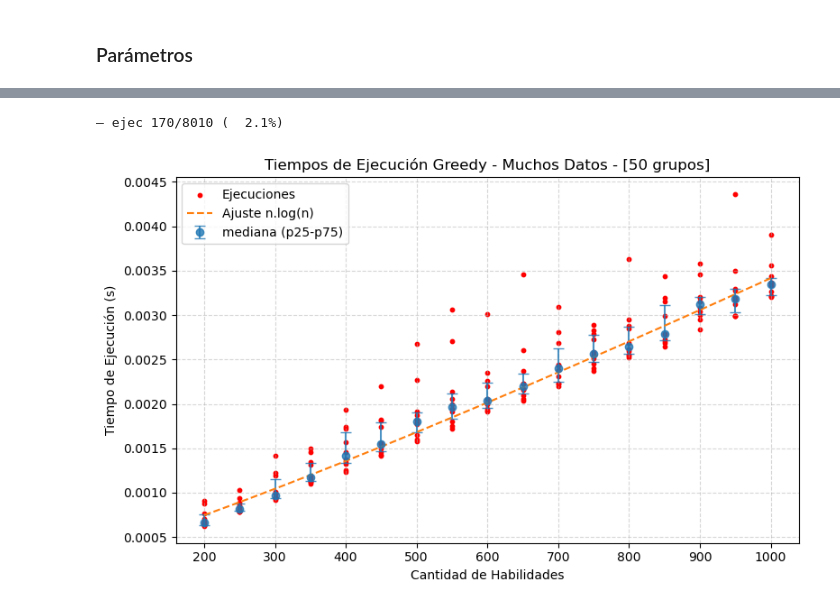
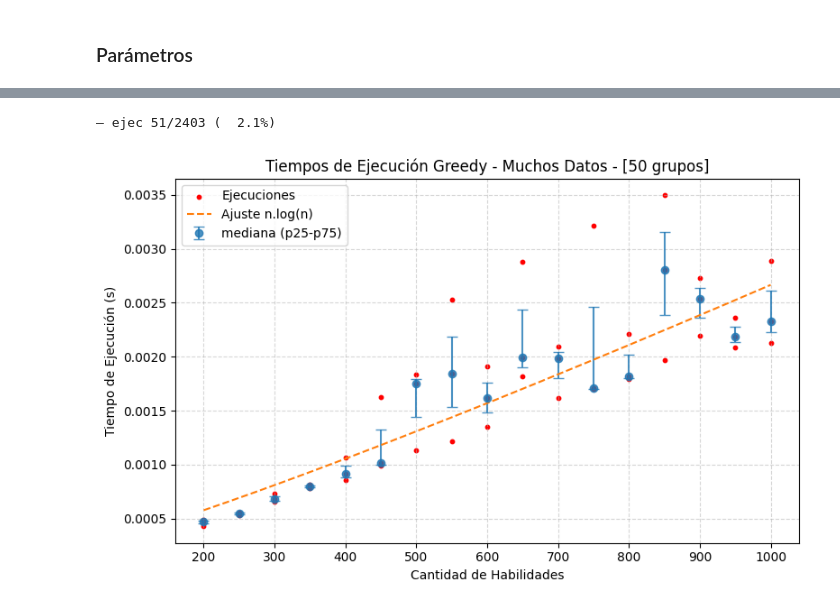
Before and after one commit to hhuzan/tda_tp_3, a Jupyter notebook: mediciones/mediciones.ipynb, the cells around one changed output, grey strips where cells are left out. Drawn from its saved outputs; the diff is of its cells as text; code cells hidden in the pictures.

```diff
--- a/mediciones/mediciones.ipynb
+++ b/mediciones/mediciones.ipynb
@@ -36,10 +36,10 @@ def generar_habilidades(n):
 
 filas = []
 
-total_iters = CANT_POR_TAM * (MAX_TAM - MIN_TAM + 1)
+total_iters = REPS * (MAX_TAM - MIN_TAM + 1)
 iter_idx = 0
 
-for i in range(CANT_POR_TAM):
+for i in range(REPS):
     for tam in range(MIN_TAM, MAX_TAM + 1):
         iter_idx += 1
         habilidades = generar_habilidades(tam)
@@ -106,10 +106,10 @@ plt.show()
 # %%
 filas = []
 
-total_iters = CANT_POR_TAM * (MAX_TAM - MIN_TAM + 1)
+total_iters = REPS * (MAX_TAM - MIN_TAM + 1)
 iter_idx = 0
 
-for i in range(CANT_POR_TAM):
+for i in range(REPS):
     for tam in range(MIN_TAM, MAX_TAM + 1):
         iter_idx += 1
         habilidades = generar_habilidades(tam)
@@ -176,10 +176,10 @@ plt.show()
 # %%
 filas = []
 
-total_iters = CANT_POR_TAM * (MAX_TAM - MIN_TAM + 1)
+total_iters = REPS * (MAX_TAM - MIN_TAM + 1)
 iter_idx = 0
 
-for i in range(CANT_POR_TAM):
+for i in range(REPS):
     for tam in range(MIN_TAM, MAX_TAM + 1):
         iter_idx += 1
         habilidades = generar_habilidades(tam)
@@ -249,5 +249,5 @@ plt.show()
 # %%
-CANT_POR_TAM = 10
+REPS = 3
 MIN_TAM = 200
 MAX_TAM = 1000
 SALTO = 50
@@ -256,10 +256,10 @@ CANT_GRUPOS = 50
 
 filas = []
 
-total_iters = CANT_POR_TAM * (MAX_TAM - MIN_TAM + 1)
+total_iters = REPS * (MAX_TAM - MIN_TAM + 1)
 iter_idx = 0
 
-for i in range(CANT_POR_TAM):
+for i in range(REPS):
     for tam in range(MIN_TAM, MAX_TAM + 1, SALTO):
         iter_idx += 1
         habilidades = generar_habilidades(tam)
@@ -297,32 +297,32 @@ x_logn = x_safe * np.log(x_safe)
 coeffs_nlogn = np.polyfit(x_logn, y_med, 1)
 a_nlogn, b_nlogn = coeffs_nlogn[0], coeffs_nlogn[1]
 
 def modelo_nlogn(xv):
     xv_safe = np.where(xv > 0, xv, 1)
     return a_nlogn * xv_safe * np.log(xv_safe) + b_nlogn
 
 
 plt.figure(figsize=(8, 5))
 plt.scatter(df["tam"], df["tiempo"], color='red',
             s=10, alpha=1, label="Ejecuciones")
 
 
 plt.errorbar(x, y_med, yerr=[y_med - summary["p25"].values, summary["p75"].values - y_med],
              fmt='o', alpha=.8, capsize=4, label="mediana (p25-p75)")
 
 xs = np.linspace(MIN_TAM, MAX_TAM, 200)
 plt.plot(xs, modelo_nlogn(xs), linestyle='--',
          label=f"Ajuste n.log(n)")
 
 plt.xlabel('Cantidad de Habilidades')
 plt.ylabel('Tiempo de Ejecución (s)')
 plt.title('Tiempos de Ejecución Greedy - Muchos Datos - [50 grupos]')
 plt.legend()
 plt.grid(linestyle='--', alpha=0.5)
 plt.tight_layout()
 plt.savefig("../informe/img/ajuste_greedy_pakku_muchos.png",
             dpi=300, bbox_inches='tight')
 plt.show()
 # %% [output]
-— ejec 170/8010 (  2.1%)
+— ejec 51/2403 (  2.1%)
-[figure, old version]
+[figure, new version]
```
Also changed, not shown: parts of 4 cells of this notebook, 16 other files.
